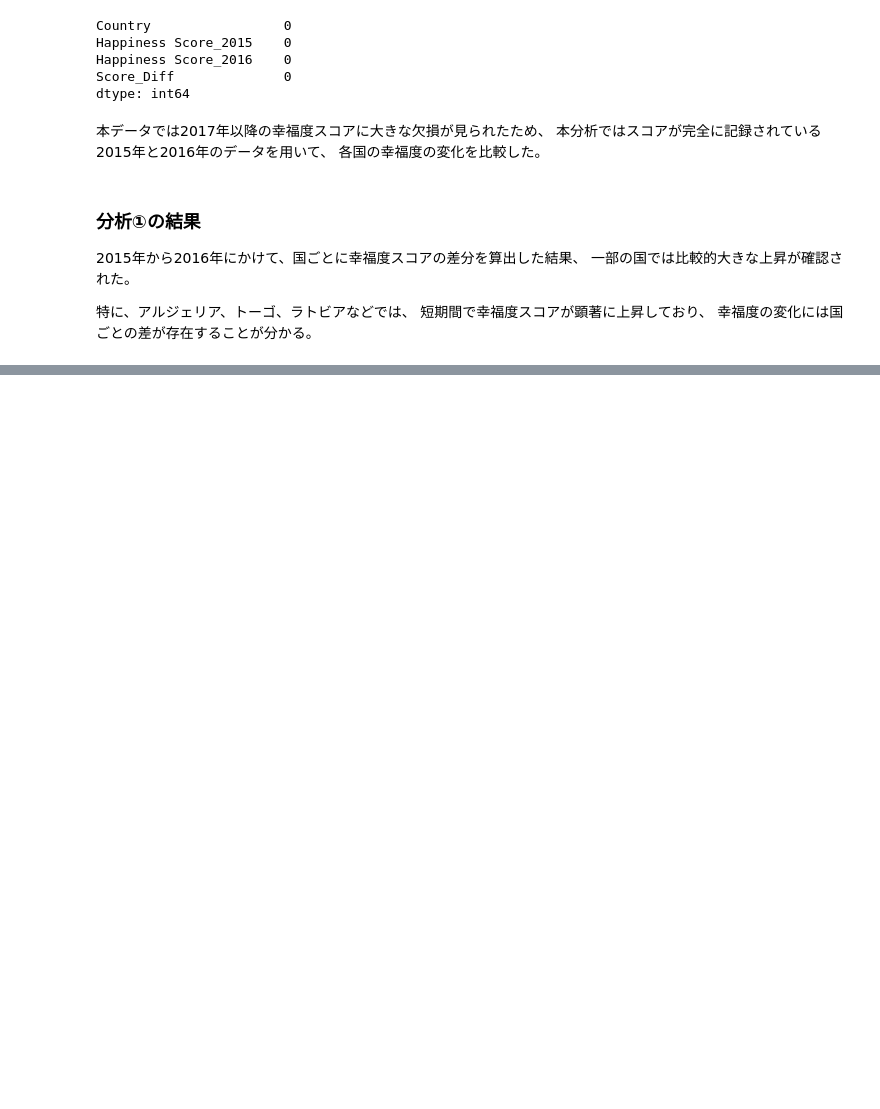
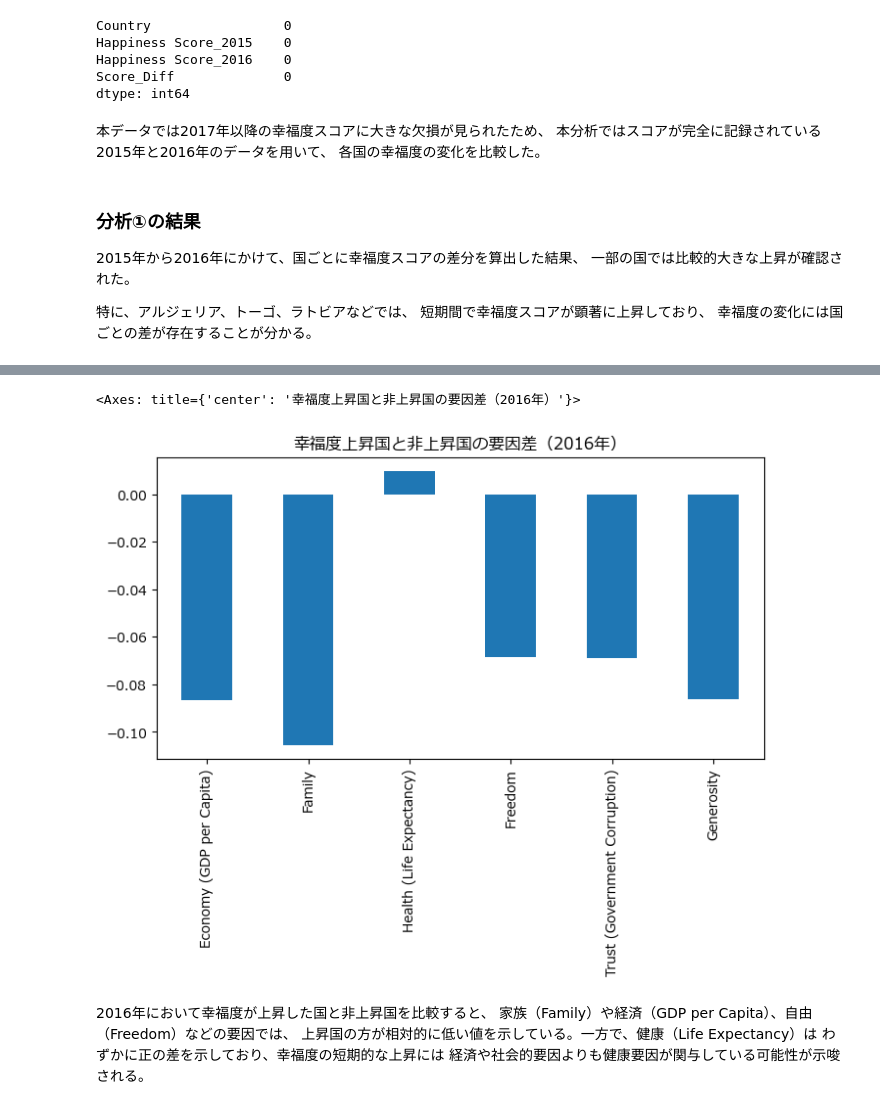
Before and after one commit to a250857y-code/me, a Jupyter notebook: 期末試験/Happiness_Report_suzuki.ipynb, the cells around one changed output, grey strips where cells are left out. Cells and saved outputs as stored; diff of their text form; code cells hidden in the pictures; blank space fills up the shorter version.

```diff
--- a/期末試験/Happiness_Report_suzuki.ipynb
+++ b/期末試験/Happiness_Report_suzuki.ipynb
@@ -296,0 +383,3 @@ dtype: int64
+# %%
+df_down = df_diff[df_diff['Score_Diff'] <= 0]
+df_down.head()
@@ -296,0 +406,25 @@ dtype: int64
+# %%
+df_up_factors = pd.merge(
+    df_2016_factors,
+    df_diff_sorted.head(10)[['Country']],
+    on='Country',
+    how='inner'
+)
+# %%
+df_down_factors = pd.merge(
+    df_2016_factors,
+    df_down[['Country']],
+    on='Country',
+    how='inner'
+)
+# %%
+mean_up = df_up_factors[factors].mean()
+mean_down = df_down_factors[factors].mean()
+
+comparison = pd.DataFrame({
+    'Up_Countries': mean_up,
+    'Down_Countries': mean_down,
+    'Difference': mean_up - mean_down
+})
+
+comparison
@@ -296,0 +439,17 @@ dtype: int64
+# %%
+plt.rcParams['font.family'] = 'Meiryo'
+
+comparison['Difference'].plot(
+    kind='bar',
+    figsize=(8,4),
+    title='幸福度上昇国と非上昇国の要因差（2016年）'
+)
+# %% [output]
+<Axes: title={'center': '幸福度上昇国と非上昇国の要因差（2016年）'}>
+[figure, added]
+# %% [markdown]
+2016年において幸福度が上昇した国と非上昇国を比較すると、
+家族（Family）や経済（GDP per Capita）、自由（Freedom）などの要因では、
+上昇国の方が相対的に低い値を示している。一方で、健康（Life Expectancy）は
+わずかに正の差を示しており、幸福度の短期的な上昇には
+経済や社会的要因よりも健康要因が関与している可能性が示唆される。
```
Also changed, not shown: parts of 9 cells of this notebook.
